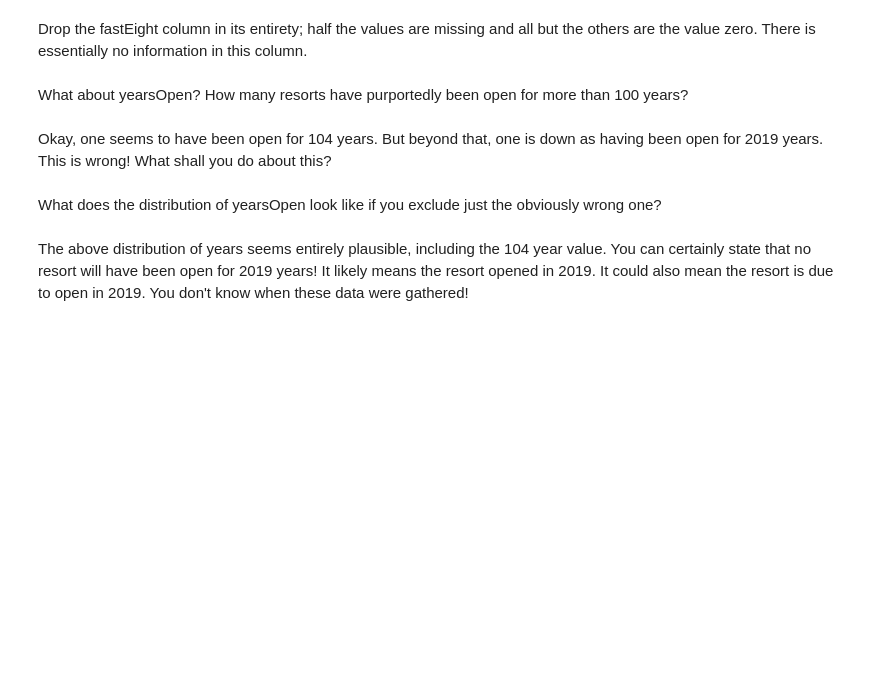
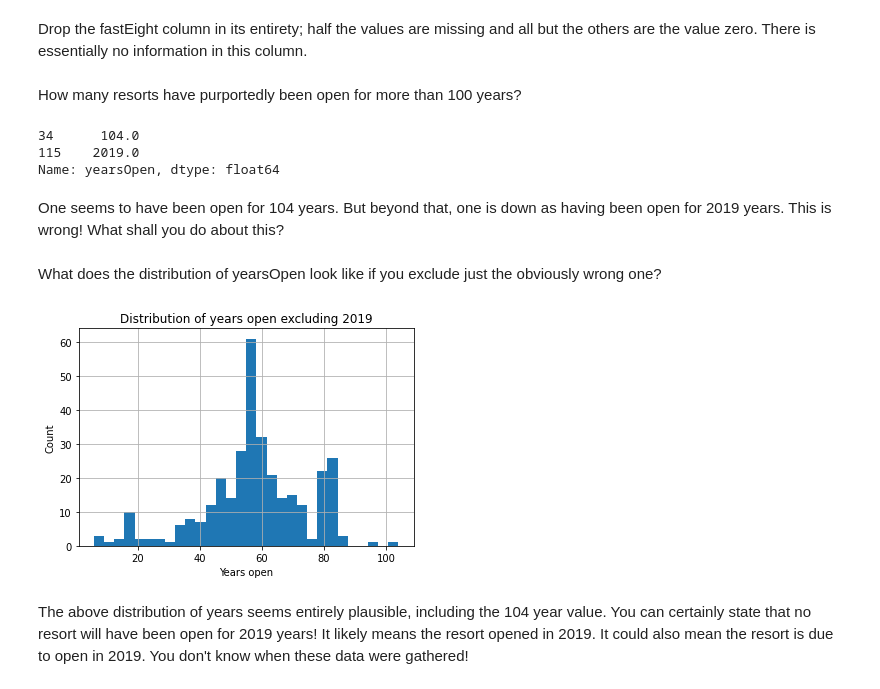
Before and after one commit to LNRobertson/DataScienceGuidedCapstone, a Jupyter notebook: Notebooks/02_data_wrangling.ipynb, the cells around one changed output. Saved outputs shown, nothing was run; the diff lists cells and outputs as text; code cells hidden in the pictures; blank space fills up the shorter version.

```diff
--- a/Notebooks/02_data_wrangling.ipynb
+++ b/Notebooks/02_data_wrangling.ipynb
@@ -527,7 +564,7 @@ ski_data.___[39, 'SkiableTerrain_ac']
 # %%
 #Code task 22#
 #Use the .loc accessor again to modify this value with the correct value of 1819
-ski_data.___[39, 'SkiableTerrain_ac'] = ___
+ski_data.loc[39, 'SkiableTerrain_ac'] = 1819
 # %%
 #Code task 23#
 #Use the .loc accessor a final time to verify that the value has been modified
@@ -568,25 +637,31 @@ Drop the fastEight column in its entirety; half the values are missing and all b
 # %%
 #Code task 24#
 #Drop the 'fastEight' column from ski_data. Use inplace=True
-ski_data.drop(columns=___, inplace=___)
+ski_data.drop(columns='fastEight', inplace=True)
 # %% [markdown]
-What about yearsOpen? How many resorts have purportedly been open for more than 100 years?
+How many resorts have purportedly been open for more than 100 years?
 # %%
 #Code task 25#
 #Filter the 'yearsOpen' column for values greater than 100
-ski_data.___[ski_data.___ > ___]
+ski_data.yearsOpen[ski_data.yearsOpen > 100]
+# %% [output]
+34      104.0
+115    2019.0
+Name: yearsOpen, dtype: float64
 # %% [markdown]
-Okay, one seems to have been open for 104 years. But beyond that, one is down as having been open for 2019 years. This is wrong! What shall you do about this?
+One seems to have been open for 104 years. But beyond that, one is down as having been open for 2019 years. This is wrong! What shall you do about this?
 # %% [markdown]
 What does the distribution of yearsOpen look like if you exclude just the obviously wrong one?
 # %%
 #Code task 26#
 #Call the hist method on 'yearsOpen' after filtering for values under 1000
 #Pass the argument bins=30 to hist(), but feel free to explore other values
-ski_data.___[ski_data.___ < ___].hist(___)
+ski_data.yearsOpen[ski_data.yearsOpen < 1000].hist(bins=30)
 plt.xlabel('Years open')
 plt.ylabel('Count')
 plt.title('Distribution of years open excluding 2019');
+# %% [output]
+[figure, added]
 # %% [markdown]
 The above distribution of years seems entirely plausible, including the 104 year value. You can certainly state that no resort will have been open for 2019 years! It likely means the resort opened in 2019. It could also mean the resort is due to open in 2019. You don't know when these data were gathered!
 # %% [markdown]
```
Also changed, not shown: parts of 106 cells of this notebook.
